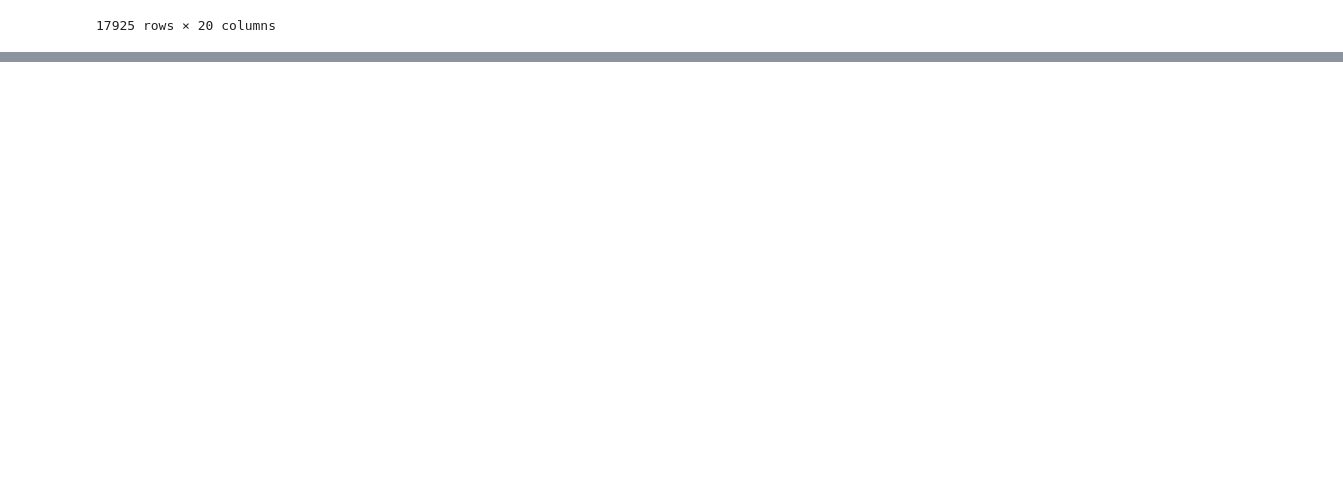
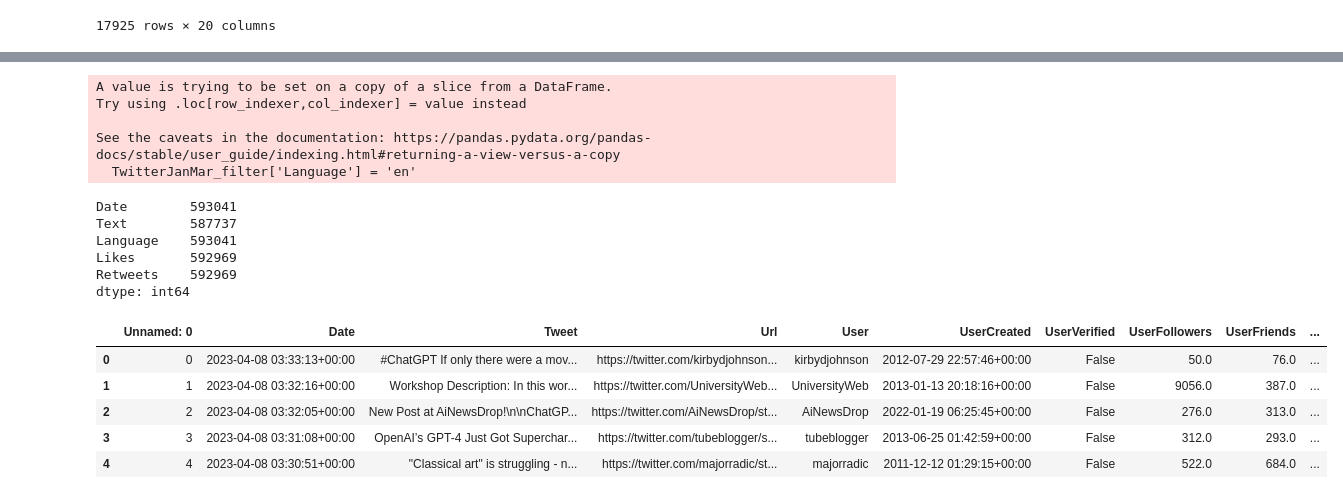
Before and after one commit to lorenzo-cm/tpICD, a Jupyter notebook: src/translation/translatingDatabases.ipynb, the cells around one changed output, grey strips where cells are left out. Saved outputs shown, nothing was run; the diff lists cells and outputs as text; code cells hidden in the pictures; blank space fills up the shorter version.

Commit message:
finish merge 4 db

```diff
--- a/src/translation/translatingDatabases.ipynb
+++ b/src/translation/translatingDatabases.ipynb
@@ -190,0 +356,9 @@ chatGPT1_notEN_new = T.translate_df_parallel(df=chatGPT1_notEN, column_name='Tex
+# %%
+lang = ['en']
+TwitterJanMar_filter['Language'] = 'en'
+# %% [output]
+A value is trying to be set on a copy of a slice from a DataFrame.
+Try using .loc[row_indexer,col_indexer] = value instead
+
+See the caveats in the documentation: https://pandas.pydata.org/pandas-docs/stable/user_guide/indexing.html#returning-a-view-versus-a-copy
+  TwitterJanMar_filter['Language'] = 'en'
@@ -190,0 +369,9 @@ chatGPT1_notEN_new = T.translate_df_parallel(df=chatGPT1_notEN, column_name='Tex
+# %%
+merge_ChatDaily_ChatGPT1_TweetsJanMar.count()
+# %% [output]
+Date        593041
+Text        587737
+Language    593041
+Likes       592969
+Retweets    592969
+dtype: int64
@@ -190,0 +380,9 @@ chatGPT1_notEN_new = T.translate_df_parallel(df=chatGPT1_notEN, column_name='Tex
+# %%
+ChatGPT.head()
+# %% [output]
+|  | Unnamed: 0 | Date | Tweet | Url | User | UserCreated | UserVerified | UserFollowers | UserFriends | ... |
+| 0 | 0 | 2023-04-08 03:33:13+00:00 | #ChatGPT If only there were a mov... | https://twitter.com/kirbydjohnson... | kirbydjohnson | 2012-07-29 22:57:46+00:00 | False | 50.0 | 76.0 | ... |
+| 1 | 1 | 2023-04-08 03:32:16+00:00 | Workshop Description: In this wor... | https://twitter.com/UniversityWeb... | UniversityWeb | 2013-01-13 20:18:16+00:00 | False | 9056.0 | 387.0 | ... |
+| 2 | 2 | 2023-04-08 03:32:05+00:00 | New Post at AiNewsDrop!\n\nChatGP... | https://twitter.com/AiNewsDrop/st... | AiNewsDrop | 2022-01-19 06:25:45+00:00 | False | 276.0 | 313.0 | ... |
+| 3 | 3 | 2023-04-08 03:31:08+00:00 | OpenAI’s GPT-4 Just Got Superchar... | https://twitter.com/tubeblogger/s... | tubeblogger | 2013-06-25 01:42:59+00:00 | False | 312.0 | 293.0 | ... |
+| 4 | 4 | 2023-04-08 03:30:51+00:00 | "Classical art" is struggling - n... | https://twitter.com/majorradic/st... | majorradic | 2011-12-12 01:29:15+00:00 | False | 522.0 | 684.0 | ... |
```
Also changed, not shown: parts of 44 cells of this notebook.
